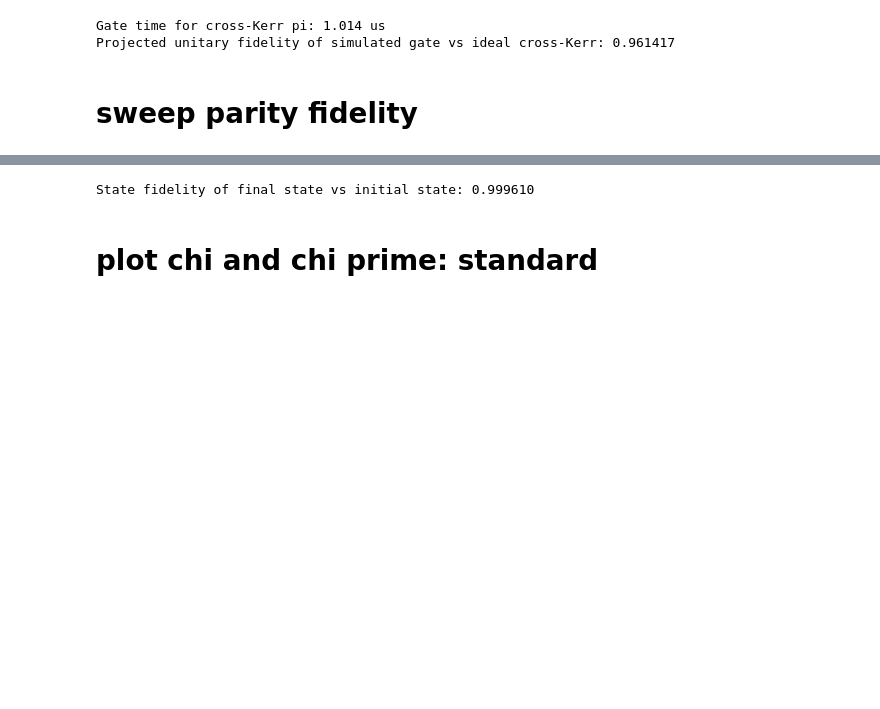
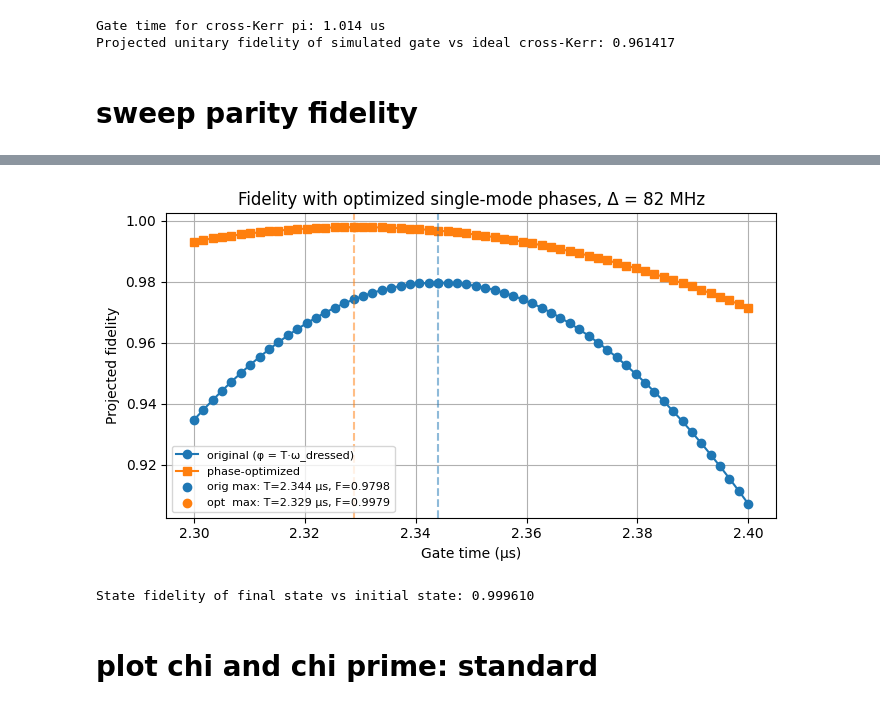
Before and after one commit to TunmayGerg/quantum-simulation-code, a Jupyter notebook: Optimal control/dchi_static.ipynb, the cells around one changed output, grey strips where cells are left out. Drawn from its saved outputs; the diff is of its cells as text; code cells hidden in the pictures; blank space fills up the shorter version.

Commit message:
added more optimizers

```diff
--- a/Optimal control/dchi_static.ipynb
+++ b/Optimal control/dchi_static.ipynb
@@ -434,3 +457,60 @@ Projected unitary fidelity of simulated gate vs ideal cross-Kerr: 0.998417
+# %%
+from scipy.optimize import minimize
+
+# U_cross_target(phi_r, phi_q) = D(phi) · U_ck,  D = exp(-i phi_r n_r - i phi_q n_q)
+# O(phi) = Tr(D† · M)  where M = U_ck† · U_sim · P
+# dO/dphi_r = Tr(i n_r · D† · M),   dO/dphi_q = Tr(i n_q · D† · M)
+# optimality: Re(O̅ · dO/dphi) = 0  for each angle
+
+U_ck = (-1j * np.pi * (n_r * n_q)).expm()
+N    = projector.tr().real
+
+fidelity_orig_recomp = np.zeros_like(T_gates)
+fidelity_opt         = np.zeros_like(T_gates)
+
+for i, T_gate in enumerate(T_gates):
+    U_sim = adiabatic_unitary.dag() * (-1j * T_gate * H0).expm() * adiabatic_unitary
+    M = U_ck.dag() * U_sim * projector
+
+    def neg_F_and_grad(phi, M=M):
+        D    = (-1j * (phi[0] * n_r + phi[1] * n_q)).expm()
+        DdM  = D.dag() * M
+        O    = DdM.tr()
+        dO_r = (1j * n_r * DdM).tr()  # dO/dphi_r = Tr(i n_r D† M)
+        dO_q = (1j * n_q * DdM).tr()  # dO/dphi_q = Tr(i n_q D† M)
+        F    = abs(O)**2 / N**2
+        dF_r = 2 * np.real(np.conj(O) * dO_r) / N**2  # dF/dphi = 2 Re(O̅ · dO/dphi)
+        dF_q = 2 * np.real(np.conj(O) * dO_q) / N**2
+        return -float(F), np.array([-float(dF_r), -float(dF_q)])
+
+    phi0 = np.array([T_gate * w_r_dressed, T_gate * w_q_dressed])
+    fidelity_orig_recomp[i] = -neg_F_and_grad(phi0)[0]
+
+    res = minimize(neg_F_and_grad, x0=phi0, method='L-BFGS-B', jac=True,
+                   options={'ftol': 1e-14, 'gtol': 1e-10})
+    fidelity_opt[i] = -res.fun
+
+best_orig = np.argmax(fidelity_orig_recomp)
+best_opt  = np.argmax(fidelity_opt)
+
+plt.figure(figsize=(7, 4))
+plt.plot(T_gates, fidelity_orig_recomp, 'o-', label='original (φ = T·ω_dressed)')
+plt.plot(T_gates, fidelity_opt,         's-', label='phase-optimized')
+plt.axvline(T_gates[best_orig], color='C0', linestyle='--', alpha=0.5)
+plt.axvline(T_gates[best_opt],  color='C1', linestyle='--', alpha=0.5)
+plt.scatter([T_gates[best_orig]], [fidelity_orig_recomp[best_orig]], color='C0', zorder=5,
+            label=f'orig max: T={T_gates[best_orig]:.3f} μs, F={fidelity_orig_recomp[best_orig]:.4f}')
+plt.scatter([T_gates[best_opt]],  [fidelity_opt[best_opt]],  color='C1', zorder=5,
+            label=f'opt  max: T={T_gates[best_opt]:.3f} μs, F={fidelity_opt[best_opt]:.4f}')
+plt.xlabel('Gate time (μs)')
+plt.ylabel('Projected fidelity')
+plt.title(f'Fidelity with optimized single-mode phases, Δ = {dressed_detuning/(2*np.pi):.0f} MHz')
+plt.legend(fontsize=8)
+plt.grid(True)
+plt.tight_layout()
+plt.show()
+# %% [output]
+[figure, added]
 # %%
 initial_state = qt.tensor( (qt.fock(Nc_big, 0) + qt.fock(Nc_big, 1)).unit(), qt.fock(Nq_big, 1))
 
```
Also changed, not shown: parts of 8 cells of this notebook, 1 other file.
